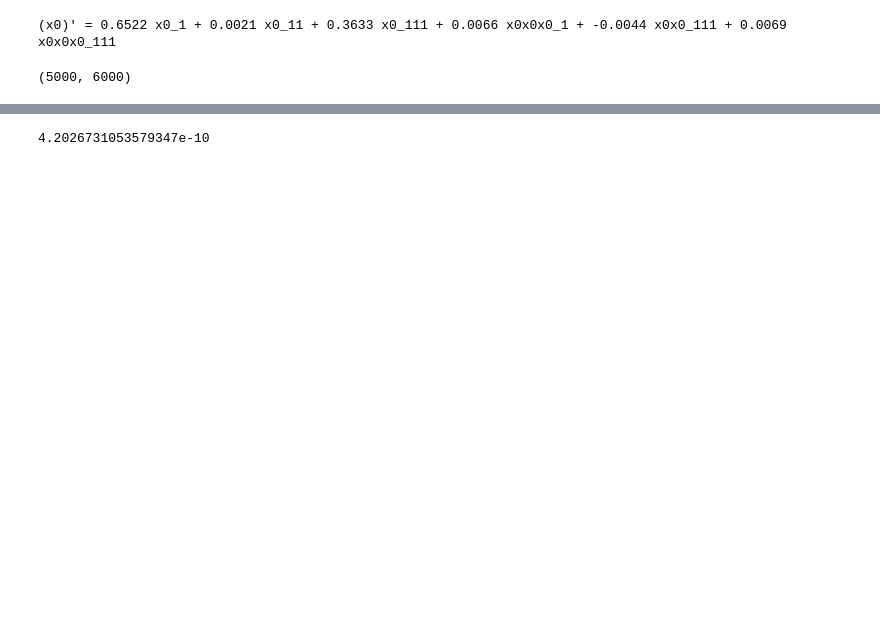
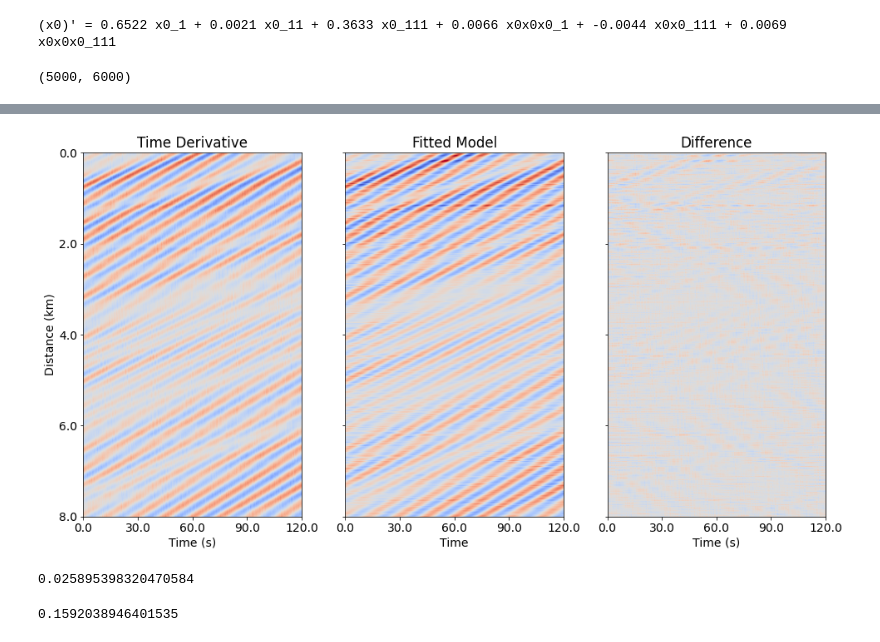
Before and after one commit to Laurd11/sindy-das-new, a Jupyter notebook: final_model_ensemble.ipynb, the cells around one changed output, grey strips where cells are left out. Drawn from its saved outputs; the diff is of its cells as text; code cells hidden in the pictures; blank space fills up the shorter version.

Commit message:
discrepency modelling added

```diff
--- a/final_model_ensemble.ipynb
+++ b/final_model_ensemble.ipynb
@@ -158,7 +238,35 @@ plt.show()
+# %%
+# data2 = ((2*np.pi)/2**16)*((1550.12 * 1e-9)/(0.78 * 4 * np.pi * n * L))*data[7500:12500,:]*1e6
+plt.rcParams.update({'font.size': 14})
+fig, ax = plt.subplots(nrows=1, ncols=3,figsize = (16, 12),sharey=True)
+ax[0].imshow(ut[:4000,:2400],vmin=-0.08,vmax=0.08,cmap="coolwarm")
+ax[1].imshow(dudt[:4000,:2400],vmin=-0.08,vmax=0.08, cmap="coolwarm")
+ax[2].imshow((dudt-ut)[:4000,:2400],vmin=-0.08,vmax=0.08, cmap="coolwarm")
+
+ax[0].set_yticks(np.linspace(0, 4000, 5),
+            (2/1000)*np.linspace(0, 4000, 5))
+ax[0].set_xticks(np.linspace(0,2400,5),(10/200)*np.linspace(0,2400,5))
+ax[0].set_title('Time Derivative')
+ax[0].set_xlabel("Time (s)",size=14)
+ax[0].set_ylabel("Distance (km)",size=14)
+ax[1].set_xticks(np.linspace(0,2400,5),(10/200)*np.linspace(0,2400,5))
+ax[1].set_title('Fitted Model')
+ax[1].set_xlabel("Time",size=14)
+ax[2].set_title('Difference')
+ax[2].set_xlabel("Time (s)",size=14)
+ax[2].set_xticks(np.linspace(0,2400,5),(10/200)*np.linspace(0,2400,5))
+
+plt.show()
+# %% [output]
+[figure, added]
 # %%
-np.amin(np.abs(dudt-ut))
+np.mean(np.abs(ux-uxxx))
 # %% [output]
-4.2026731053579347e-10
+0.025895398320470584
+# %%
+np.mean(((dudt-ut)/ut))
+# %% [output]
+0.1592038946401535
 # %%
 np.amax(np.abs(dudt-ut))
 # %% [output]
```
Also changed, not shown: parts of 24 cells of this notebook, 3 other files.
